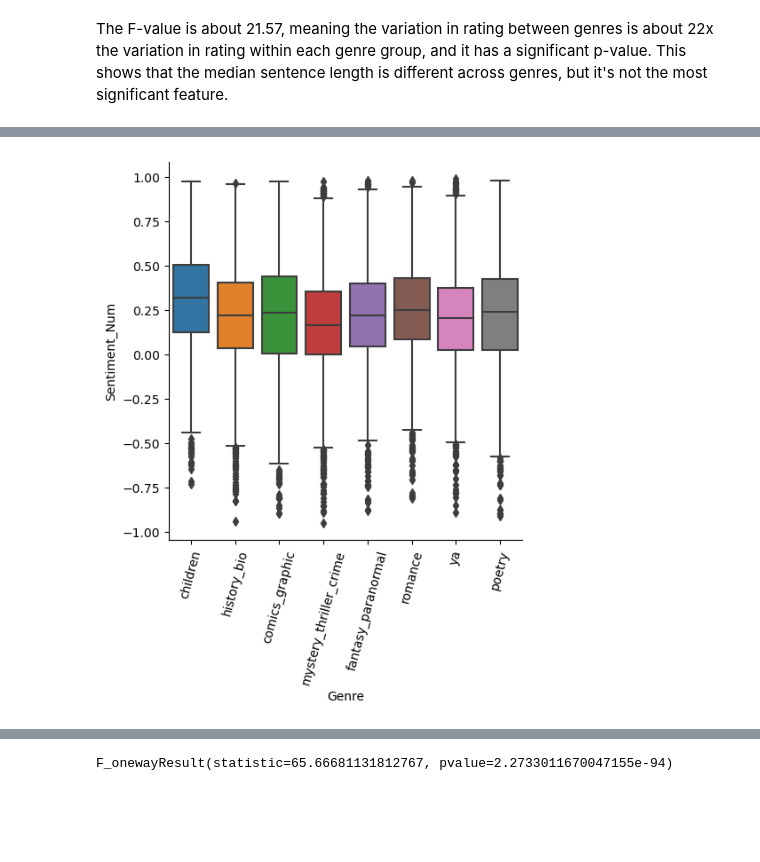
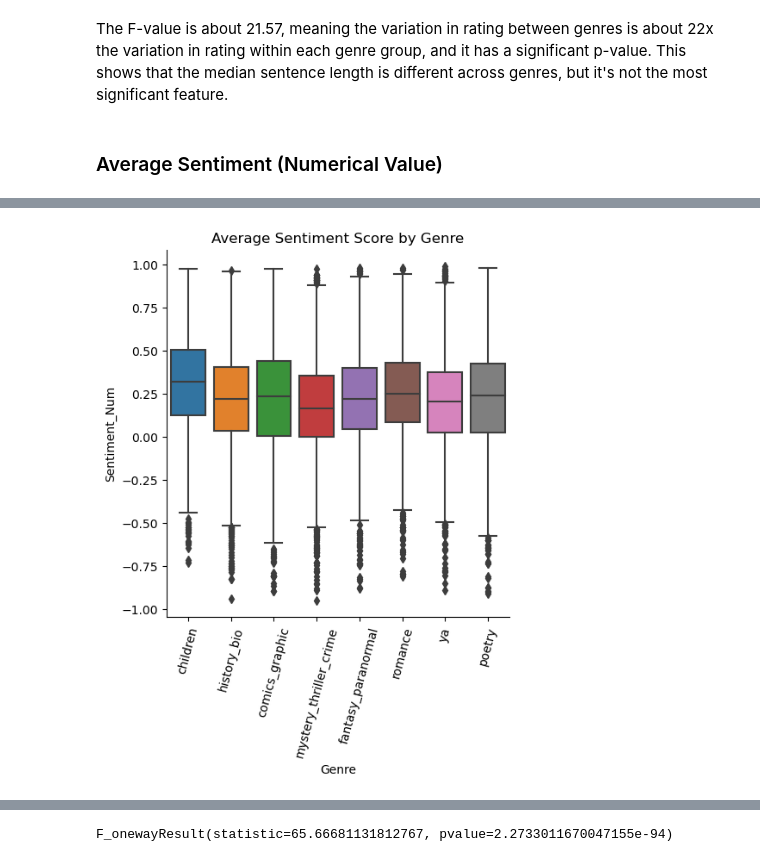
Before and after one commit to Data-Science-for-Linguists-2023/Goodreads-Genre-Reviews-Analysis, a Jupyter notebook: Data_Analysis.ipynb, the cells around one changed output, grey strips where cells are left out. Drawn from its saved outputs; the diff is of its cells as text; code cells hidden in the pictures; blank space fills up the shorter version.

```diff
--- a/Data_Analysis.ipynb
+++ b/Data_Analysis.ipynb
@@ -420,6 +472,8 @@ significance_tests.append(('Avg_Sent_Len', sentlen_test))
 F_onewayResult(statistic=21.570377954827823, pvalue=3.031378324654984e-29)
 # %% [markdown]
 The F-value is about 21.57, meaning the variation in rating between genres is about 22x the variation in rating within each genre group, and it has a significant p-value. This shows that the median sentence length is different across genres, but it's not the most significant feature.
+# %% [markdown]
+### Average Sentiment (Numerical Value)
 # %%
 df.groupby('Genre').Sentiment_Num.describe()
 # %% [output]
@@ -435,7 +489,8 @@ df.groupby('Genre').Sentiment_Num.describe()
 | ya | 4334.0 | 0.216405 | 0.259816 | -0.8897 | 0.025913 | 0.205384 | 0.376661 | 0.9903 |
 # %%
 sns.catplot(x='Genre', y='Sentiment_Num', kind='box', data=df)
+plt.title('Average Sentiment Score by Genre')
 plt.xticks(rotation=75)
 plt.show()
 # %% [output]
-[figure, old version]
+[figure, new version]
```
Also changed, not shown: parts of 31 cells of this notebook.
